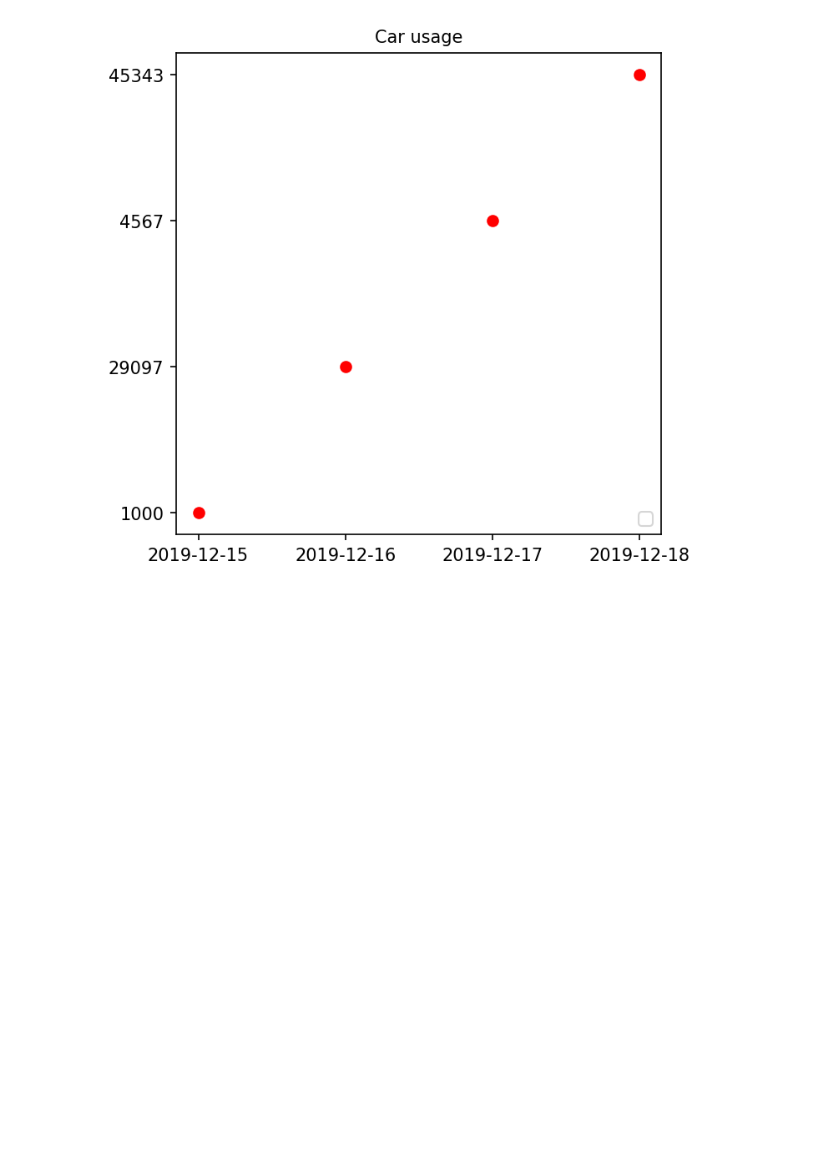
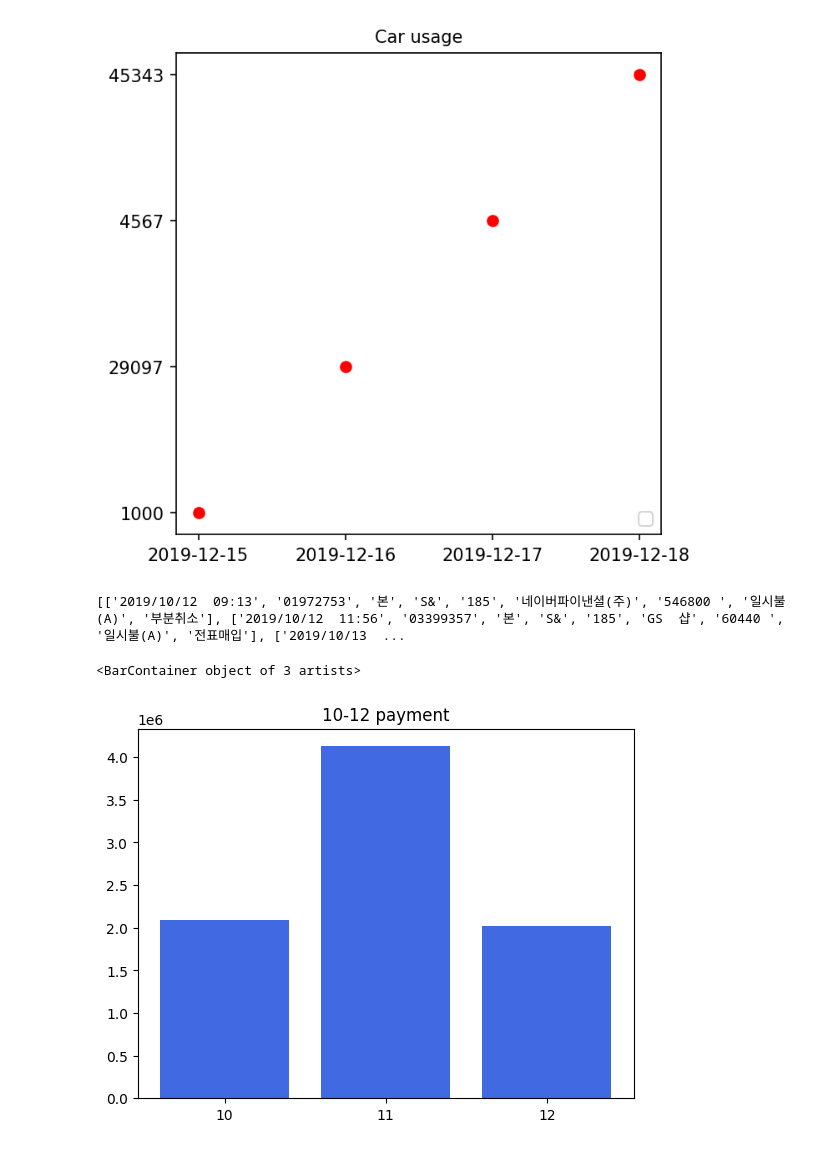
Before and after one commit to saintlee83/Univ_Programming1, a Jupyter notebook: Lectures/2nd week/recap_summer_semester.ipynb, the cells around one changed output. Saved outputs shown, nothing was run; the diff lists cells and outputs as text; code cells hidden in the pictures; blank space fills up the shorter version.

```diff
--- a/Lectures/2nd week/recap_summer_semester.ipynb
+++ b/Lectures/2nd week/recap_summer_semester.ipynb
@@ -27,3 +27,40 @@ plt.show()
 ['2019-12-15', '2019-12-16', '2019-12-17', '2019-12-18']
 ['1000', '29097', '4567', '45343']
 [figure]
+# %%
+import csv
+
+with open('./data/card.csv', 'r', encoding='utf-8') as file:
+	data = csv.reader(file)
+	next(data)
+	data = list(data)
+
+print(data)
+# %% [output]
+[['2019/10/12  09:13', '01972753', '본', 'S&', '185', '네이버파이낸셜(주)', '546800 ', '일시불(A)', '부분취소'], ['2019/10/12  11:56', '03399357', '본', 'S&', '185', 'GS  샵', '60440 ', '일시불(A)', '전표매입'], ['2019/10/13  ...
+# %%
+import csv
+
+with open('./data/card.csv', 'r', encoding='utf-8') as file:
+	data = csv.reader(file)
+	next(data)
+	data = list(data)
+
+print(data)
+
+import matplotlib.pyplot as plt
+
+s_mon = [0,0,0]
+
+for row in data :
+	if row[-1] == '전표매입' :
+		mon, payment = int(row[0].split('/')[1]), int(row[-3])
+		idx = mon - 10
+		s_mon[idx] += payment
+
+plt.title('10-12 payment')
+plt.bar(['10','11','12'],s_mon, color = 'royalblue')
+# plt.ticklabel_format(axis='y', style= 'plain'). plt.show()
+# %% [output]
+<BarContainer object of 3 artists>
+[figure, added]
```
Also changed, not shown: parts of 1 cell of this notebook, 2 other files.
